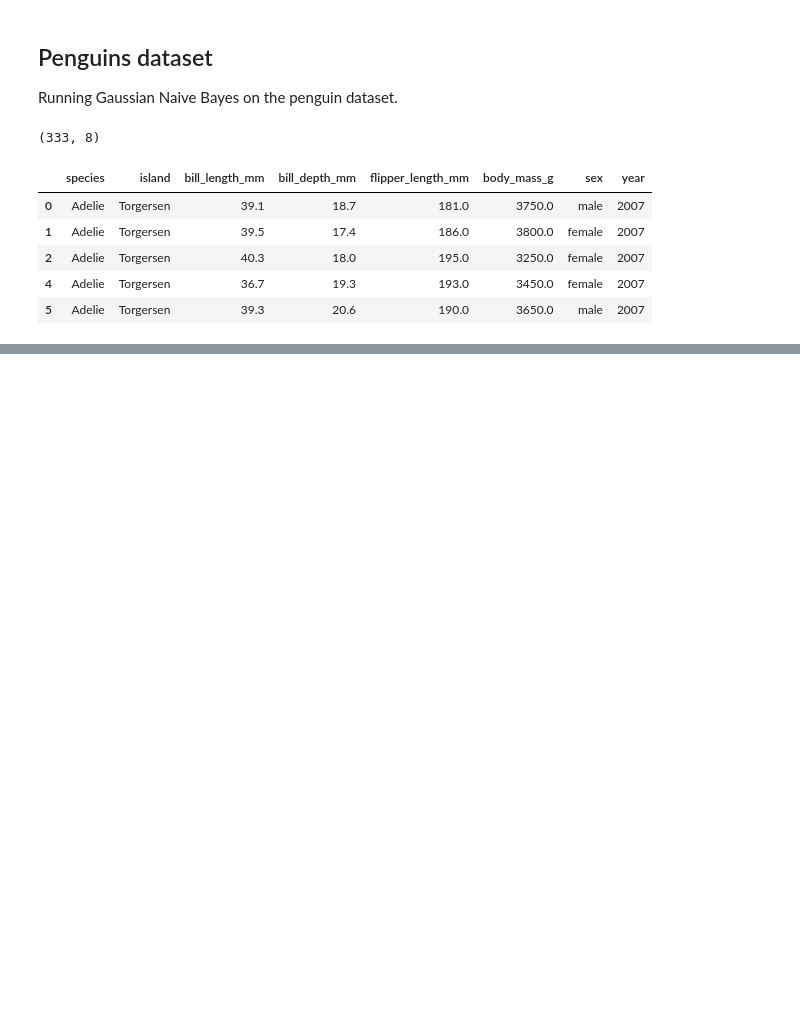
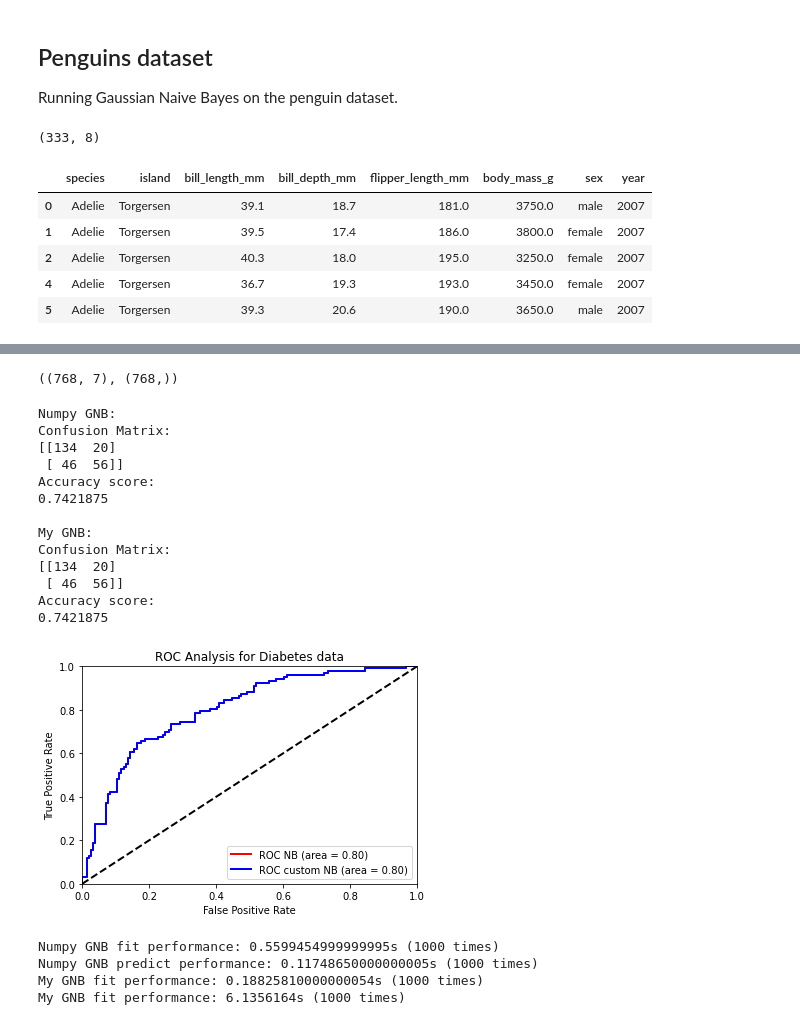
Before and after one commit to alerycserrania/COMP47750_ML_Assignment1, a Jupyter notebook: MyGaussianNB.ipynb, the cells around one changed output, grey strips where cells are left out. Cells and saved outputs as stored; diff of their text form; code cells hidden in the pictures; blank space fills up the shorter version.

```diff
--- a/MyGaussianNB.ipynb
+++ b/MyGaussianNB.ipynb
@@ -111,0 +179,4 @@ array([[68,  2,  0],
+# %%
+diabetes = pd.read_csv('diabetes.csv', index_col = 0)
+print(diabetes.shape)
+diabetes.head()
@@ -111,0 +192,4 @@ array([[68,  2,  0],
+# %%
+diabetes['target'] = np.where(diabetes['neg_pos'] == 'tested_positive', 1, 0)
+diabetes.pop('neg_pos').values
+diabetes.head()
@@ -111,0 +204,34 @@ array([[68,  2,  0],
+# %%
+y = diabetes.pop('target').values
+Xorig = diabetes.values
+scaler = StandardScaler()
+X = scaler.fit_transform(Xorig)
+X.shape, y.shape
+# %% [output]
+((768, 7), (768,))
+# %%
+X_train, X_test, y_train, y_test = train_test_split(X, y, test_size=1/3)
+# %%
+test_gaussian_on_dataset(X_train, y_train, X_test, y_test)
+# %% [output]
+Numpy GNB:
+Confusion Matrix:
+[[134  20]
+ [ 46  56]]
+Accuracy score:
+0.7421875
+
+My GNB:
+Confusion Matrix:
+[[134  20]
+ [ 46  56]]
+Accuracy score:
+0.7421875
+[figure, added]
+# %%
+test_speed_on_dataset(X_train, y_train, X_test, y_test)
+# %% [output]
+Numpy GNB fit performance: 0.5599454999999995s (1000 times)
+Numpy GNB predict performance: 0.11748650000000005s (1000 times)
+My GNB fit performance: 0.18825810000000054s (1000 times)
+My GNB fit performance: 6.1356164s (1000 times)
```
Also changed, not shown: parts of 16 cells of this notebook, 2 other files.
